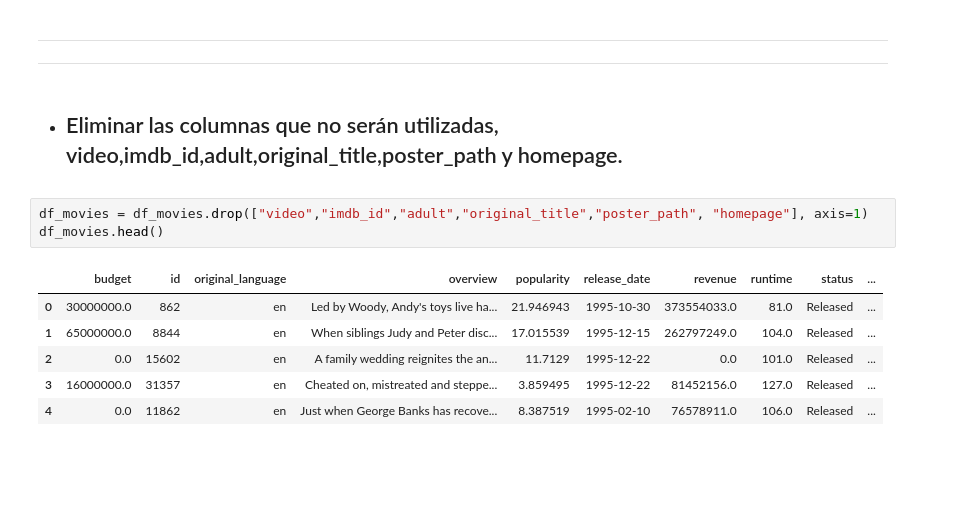
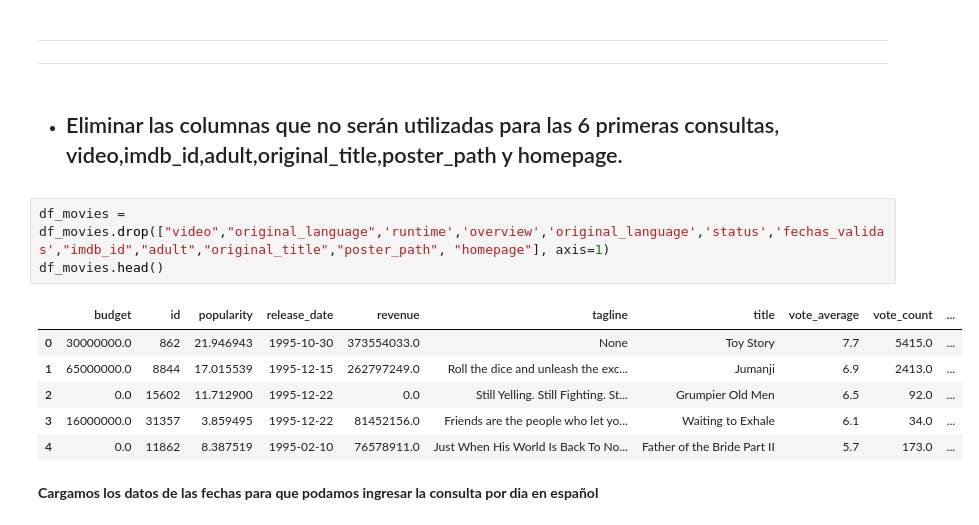
Before and after one commit to matiasbarriosled/MLOPS, a Jupyter notebook: etl/etl_movies.ipynb, the cells around one changed output. Cells and saved outputs as stored; diff of their text form; blank space fills up the shorter version.

```diff
--- a/etl/etl_movies.ipynb
+++ b/etl/etl_movies.ipynb
@@ -303,14 +303,16 @@ df_movies
 ---
 ---
 # %% [markdown]
-- ## Eliminar las columnas que no serán utilizadas, video,imdb_id,adult,original_title,poster_path y homepage.
+- ## Eliminar las columnas que no serán utilizadas para las 6 primeras consultas, video,imdb_id,adult,original_title,poster_path y homepage.
 # %%
-df_movies = df_movies.drop(["video","imdb_id","adult","original_title","poster_path", "homepage"], axis=1)
+df_movies = df_movies.drop(["video","original_language",'runtime','overview','original_language','status','fechas_validas',"imdb_id","adult","original_title","poster_path", "homepage"], axis=1)
 df_movies.head()
 # %% [output]
-|  | budget | id | original_language | overview | popularity | release_date | revenue | runtime | status | ... |
-| 0 | 30000000.0 | 862 | en | Led by Woody, Andy's toys live ha... | 21.946943 | 1995-10-30 | 373554033.0 | 81.0 | Released | ... |
-| 1 | 65000000.0 | 8844 | en | When siblings Judy and Peter disc... | 17.015539 | 1995-12-15 | 262797249.0 | 104.0 | Released | ... |
-| 2 | 0.0 | 15602 | en | A family wedding reignites the an... | 11.7129 | 1995-12-22 | 0.0 | 101.0 | Released | ... |
-| 3 | 16000000.0 | 31357 | en | Cheated on, mistreated and steppe... | 3.859495 | 1995-12-22 | 81452156.0 | 127.0 | Released | ... |
-| 4 | 0.0 | 11862 | en | Just when George Banks has recove... | 8.387519 | 1995-02-10 | 76578911.0 | 106.0 | Released | ... |
+|  | budget | id | popularity | release_date | revenue | tagline | title | vote_average | vote_count | ... |
+| 0 | 30000000.0 | 862 | 21.946943 | 1995-10-30 | 373554033.0 | None | Toy Story | 7.7 | 5415.0 | ... |
+| 1 | 65000000.0 | 8844 | 17.015539 | 1995-12-15 | 262797249.0 | Roll the dice and unleash the exc... | Jumanji | 6.9 | 2413.0 | ... |
+| 2 | 0.0 | 15602 | 11.712900 | 1995-12-22 | 0.0 | Still Yelling. Still Fighting. St... | Grumpier Old Men | 6.5 | 92.0 | ... |
+| 3 | 16000000.0 | 31357 | 3.859495 | 1995-12-22 | 81452156.0 | Friends are the people who let yo... | Waiting to Exhale | 6.1 | 34.0 | ... |
+| 4 | 0.0 | 11862 | 8.387519 | 1995-02-10 | 76578911.0 | Just When His World Is Back To No... | Father of the Bride Part II | 5.7 | 173.0 | ... |
+# %% [markdown]
+**Cargamos los datos de las fechas para que podamos ingresar la consulta por dia en español**
```
Also changed, not shown: parts of 15 cells of this notebook, 18 other files.
